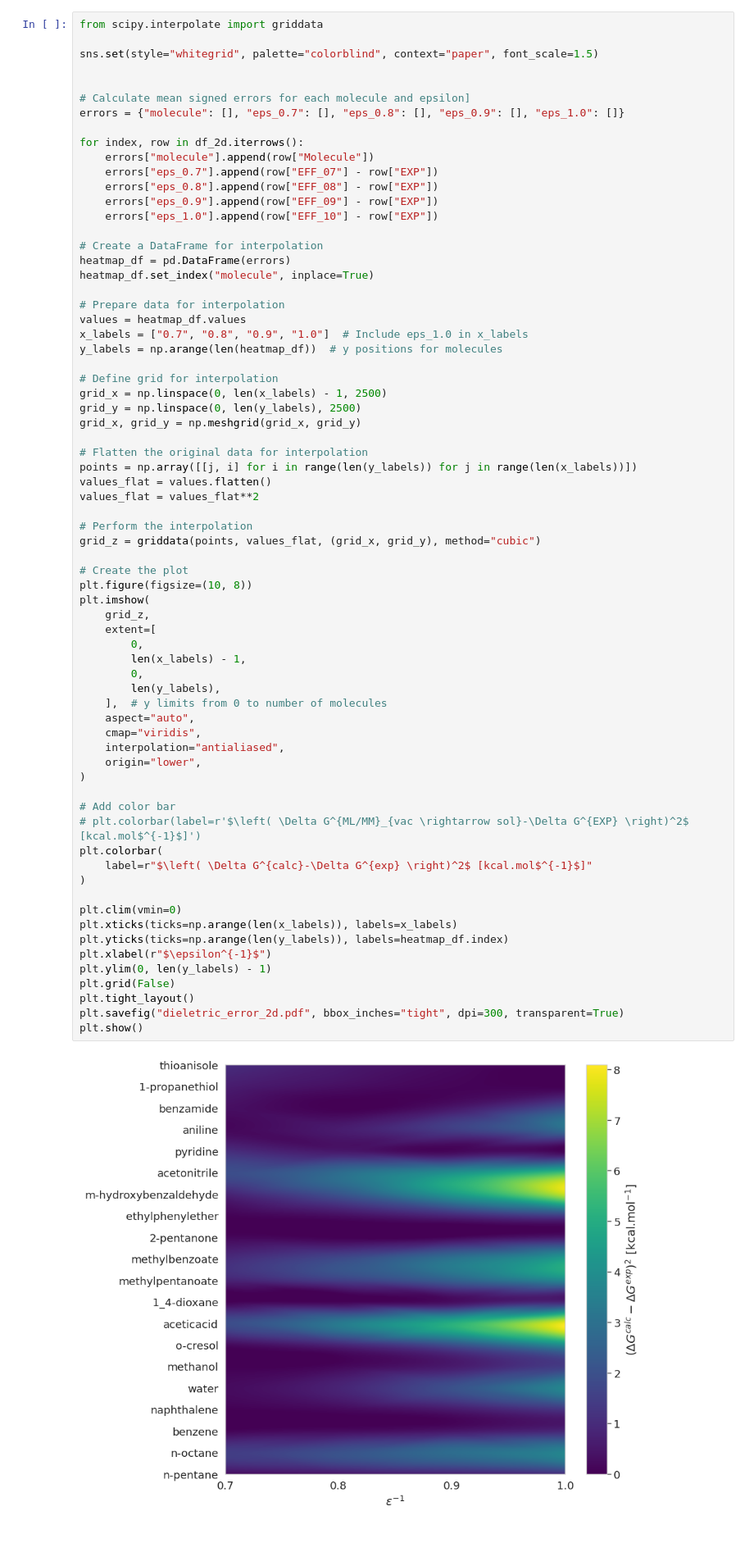
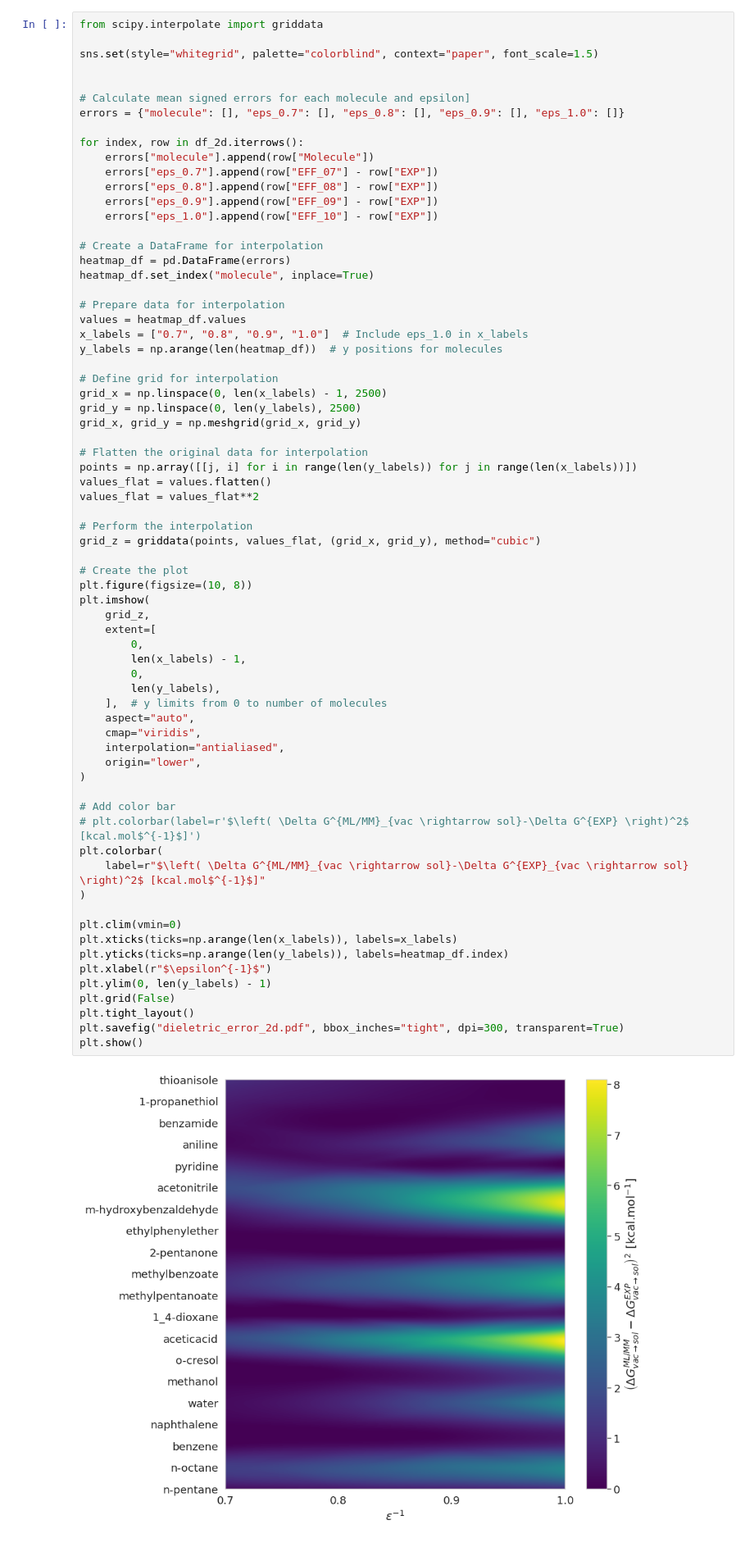
Before and after one commit to michellab/EMLE_HFE_SI, a Jupyter notebook: figures/hydration_fe/dielectric_constant/dieletric_tuning_plots.ipynb, the cells around one changed output. Shown at 82% size. Drawn from its saved outputs; the diff is of its cells as text.

Commit message:
Update labels

```diff
--- a/figures/hydration_fe/dielectric_constant/dieletric_tuning_plots.ipynb
+++ b/figures/hydration_fe/dielectric_constant/dieletric_tuning_plots.ipynb
@@ -512,32 +512,32 @@ grid_z = griddata(points, values_flat, (grid_x, grid_y), method="cubic")
 plt.figure(figsize=(10, 8))
 plt.imshow(
     grid_z,
     extent=[
         0,
         len(x_labels) - 1,
         0,
         len(y_labels),
     ],  # y limits from 0 to number of molecules
     aspect="auto",
     cmap="viridis",
     interpolation="antialiased",
     origin="lower",
 )
 
 # Add color bar
 # plt.colorbar(label=r'$\left( \Delta G^{ML/MM}_{vac \rightarrow sol}-\Delta G^{EXP} \right)^2$ [kcal.mol$^{-1}$]')
 plt.colorbar(
-    label=r"$\left( \Delta G^{calc}-\Delta G^{exp} \right)^2$ [kcal.mol$^{-1}$]"
+    label=r"$\left( \Delta G^{ML/MM}_{vac \rightarrow sol}-\Delta G^{EXP}_{vac \rightarrow sol} \right)^2$ [kcal.mol$^{-1}$]"
 )
 
 plt.clim(vmin=0)
 plt.xticks(ticks=np.arange(len(x_labels)), labels=x_labels)
 plt.yticks(ticks=np.arange(len(y_labels)), labels=heatmap_df.index)
 plt.xlabel(r"$\epsilon^{-1}$")
 plt.ylim(0, len(y_labels) - 1)
 plt.grid(False)
 plt.tight_layout()
 plt.savefig("dieletric_error_2d.pdf", bbox_inches="tight", dpi=300, transparent=True)
 plt.show()
 # %% [output]
-[figure, old version]
+[figure, new version]
```
Also changed, not shown: parts of 1 cell of this notebook, 1 other file.
